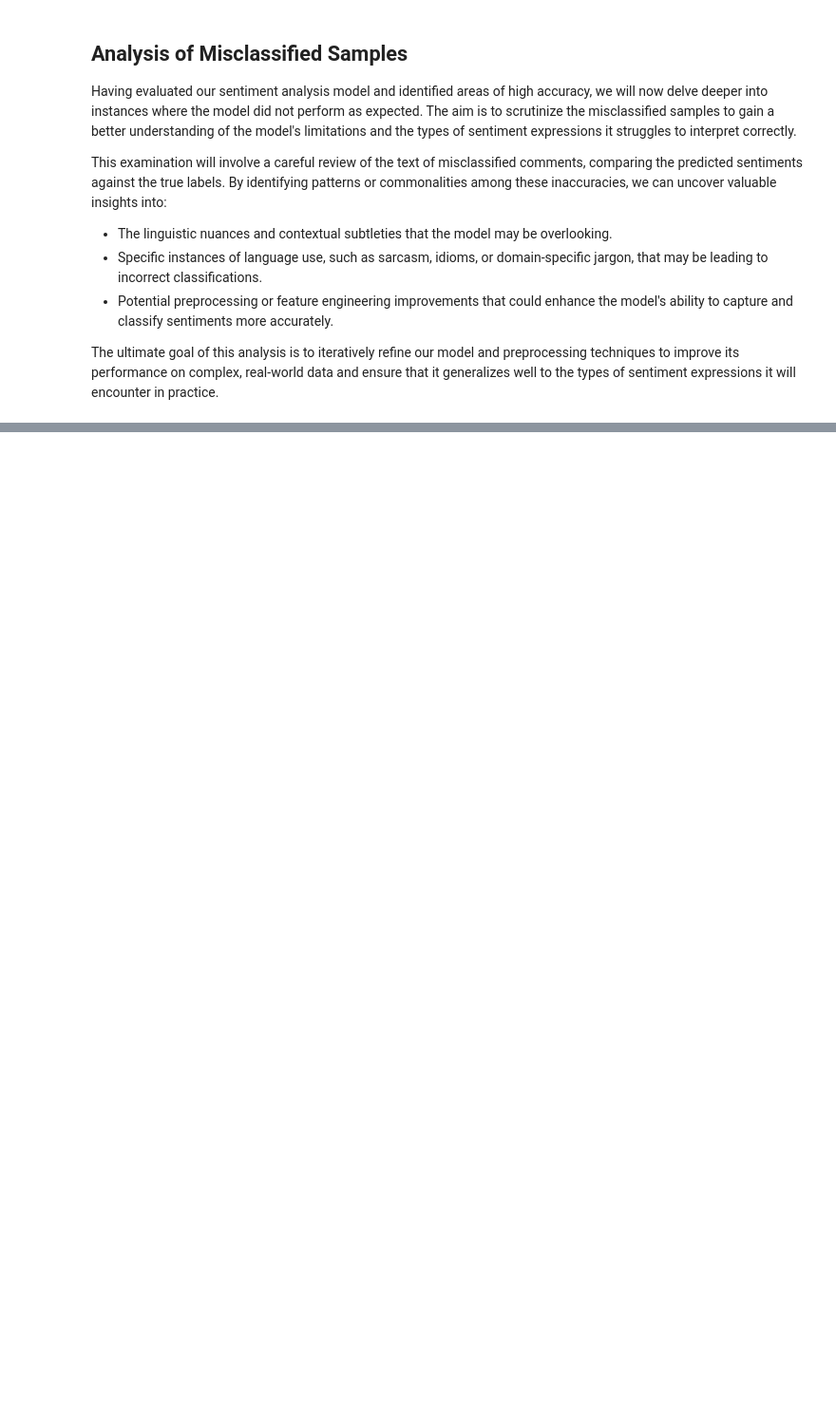
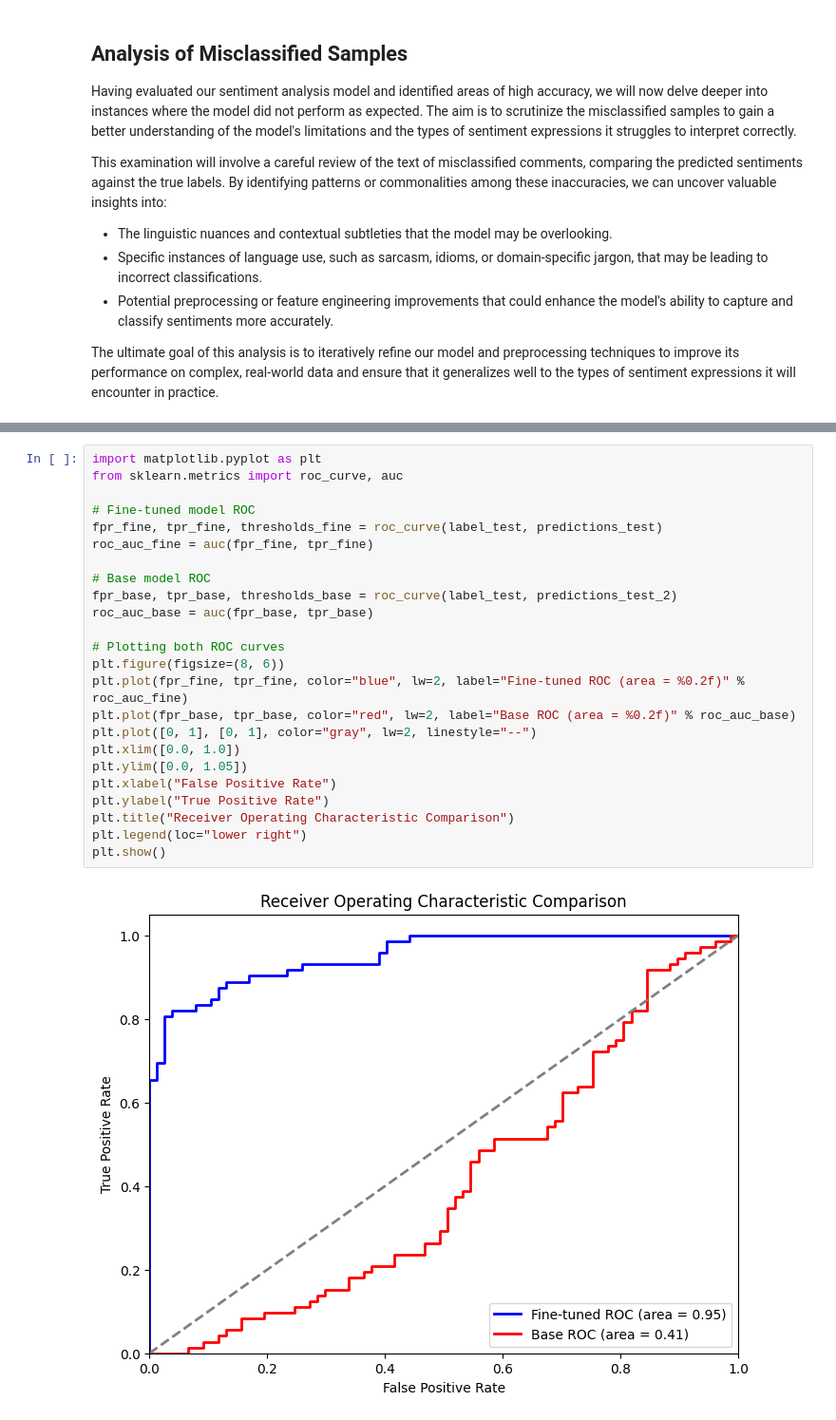
Before and after one commit to Adomas1992/YoutubeCommentClassification, a Jupyter notebook: Youtube_comment_scraper/Preparing_for_classification.ipynb, the cells around one changed output, grey strips where cells are left out. Shown at 95% size. Cells and saved outputs as stored; diff of their text form; blank space fills up the shorter version.

```diff
--- a/Youtube_comment_scraper/Preparing_for_classification.ipynb
+++ b/Youtube_comment_scraper/Preparing_for_classification.ipynb
@@ -300,0 +370,26 @@ misclasified_df.head(20)
+# %%
+import matplotlib.pyplot as plt
+from sklearn.metrics import roc_curve, auc
+
+# Fine-tuned model ROC
+fpr_fine, tpr_fine, thresholds_fine = roc_curve(label_test, predictions_test)
+roc_auc_fine = auc(fpr_fine, tpr_fine)
+
+# Base model ROC
+fpr_base, tpr_base, thresholds_base = roc_curve(label_test, predictions_test_2)
+roc_auc_base = auc(fpr_base, tpr_base)
+
+# Plotting both ROC curves
+plt.figure(figsize=(8, 6))
+plt.plot(fpr_fine, tpr_fine, color="blue", lw=2, label="Fine-tuned ROC (area = %0.2f)" % roc_auc_fine)
+plt.plot(fpr_base, tpr_base, color="red", lw=2, label="Base ROC (area = %0.2f)" % roc_auc_base)
+plt.plot([0, 1], [0, 1], color="gray", lw=2, linestyle="--")
+plt.xlim([0.0, 1.0])
+plt.ylim([0.0, 1.05])
+plt.xlabel("False Positive Rate")
+plt.ylabel("True Positive Rate")
+plt.title("Receiver Operating Characteristic Comparison")
+plt.legend(loc="lower right")
+plt.show()
+# %% [output]
+[figure, added]
```
Also changed, not shown: parts of 8 cells of this notebook, 1 other file.
